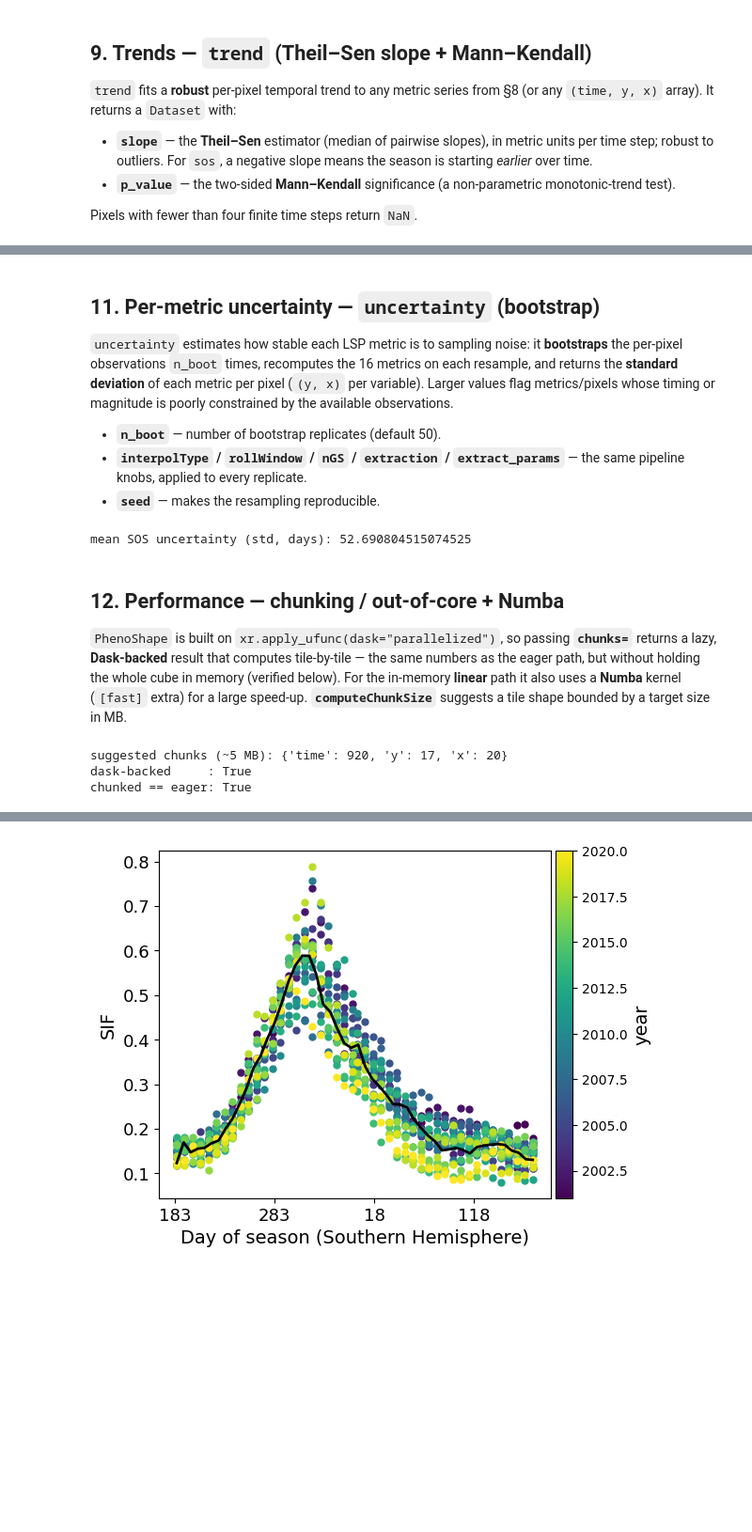
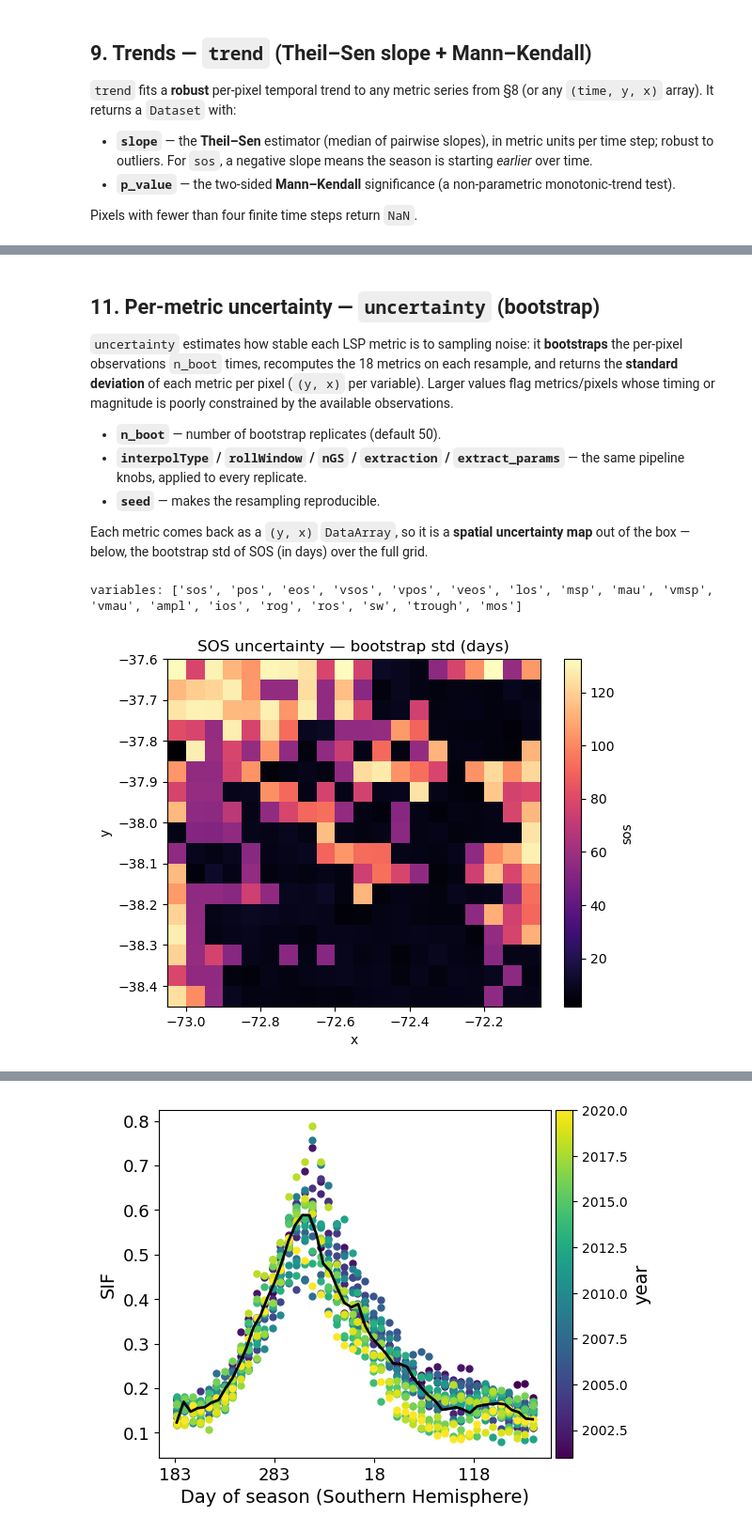
Before and after one commit to JavierLopatin/PhenoPY, a Jupyter notebook: examples/tutorial.ipynb, the cells around one changed output, grey strips where cells are left out. Shown at 94% size. Cells and saved outputs as stored; diff of their text form; code cells hidden in the pictures; blank space fills up the shorter version.

```diff
--- a/examples/tutorial.ipynb
+++ b/examples/tutorial.ipynb
@@ -370,7 +395,7 @@ variables: ['anomaly', 'rfd', 'z']
 ## 11. Per-metric uncertainty — `uncertainty` (bootstrap)
 
 `uncertainty` estimates how stable each LSP metric is to sampling noise: it
-**bootstraps** the per-pixel observations `n_boot` times, recomputes the 16 metrics
+**bootstraps** the per-pixel observations `n_boot` times, recomputes the 18 metrics
 on each resample, and returns the **standard deviation** of each metric per pixel
 (`(y, x)` per variable). Larger values flag metrics/pixels whose timing or
 magnitude is poorly constrained by the available observations.
@@ -379,28 +404,16 @@ magnitude is poorly constrained by the available observations.
 - **`interpolType` / `rollWindow` / `nGS` / `extraction` / `extract_params`** — the
   same pipeline knobs, applied to every replicate.
 - **`seed`** — makes the resampling reproducible.
+
+Each metric comes back as a `(y, x)` `DataArray`, so it is a **spatial uncertainty
+map** out of the box — below, the bootstrap std of SOS (in days) over the full grid.
 # %%
-unc = uncertainty(sif_small, n_boot=20, nGS=40)
-print("mean SOS uncertainty (std, days):", float(unc["sos"].mean()))
+unc = uncertainty(sif, n_boot=20, nGS=40)          # full 17x20 grid -> a real map
+print("variables:", list(unc.data_vars))
+unc["sos"].plot(cmap="magma")
+plt.title("SOS uncertainty — bootstrap std (days)")
+plt.show()
 # %% [output]
-mean SOS uncertainty (std, days): 52.690804515074525
+variables: ['sos', 'pos', 'eos', 'vsos', 'vpos', 'veos', 'los', 'msp', 'mau', 'vmsp', 'vmau', 'ampl', 'ios', 'rog', 'ros', 'sw', 'trough', 'mos']
+[figure, added]
-# %% [markdown]
-## 12. Performance — chunking / out-of-core + Numba
-
-`PhenoShape` is built on `xr.apply_ufunc(dask="parallelized")`, so passing
-**`chunks=`** returns a lazy, **Dask-backed** result that computes tile-by-tile —
-the same numbers as the eager path, but without holding the whole cube in memory
-(verified below). For the in-memory **linear** path it also uses a **Numba** kernel
-(`[fast]` extra) for a large speed-up. **`computeChunkSize`** suggests a tile shape
-bounded by a target size in MB.
-# %%
-from phenosensing.utils import computeChunkSize
-print("suggested chunks (~5 MB):", computeChunkSize(sif, sizeMB=5))
-lazy = sif.pheno.PhenoShape(chunks={"x": 10, "y": 10})
-print("dask-backed     :", dask.is_dask_collection(lazy.data))
-print("chunked == eager:", bool(np.allclose(lazy.compute().values, shape.values, equal_nan=True)))
-# %% [output]
-suggested chunks (~5 MB): {'time': 920, 'y': 17, 'x': 20}
-dask-backed     : True
-chunked == eager: True
 # %% [markdown]
```
Also changed, not shown: parts of 10 cells of this notebook, 10 other files.
